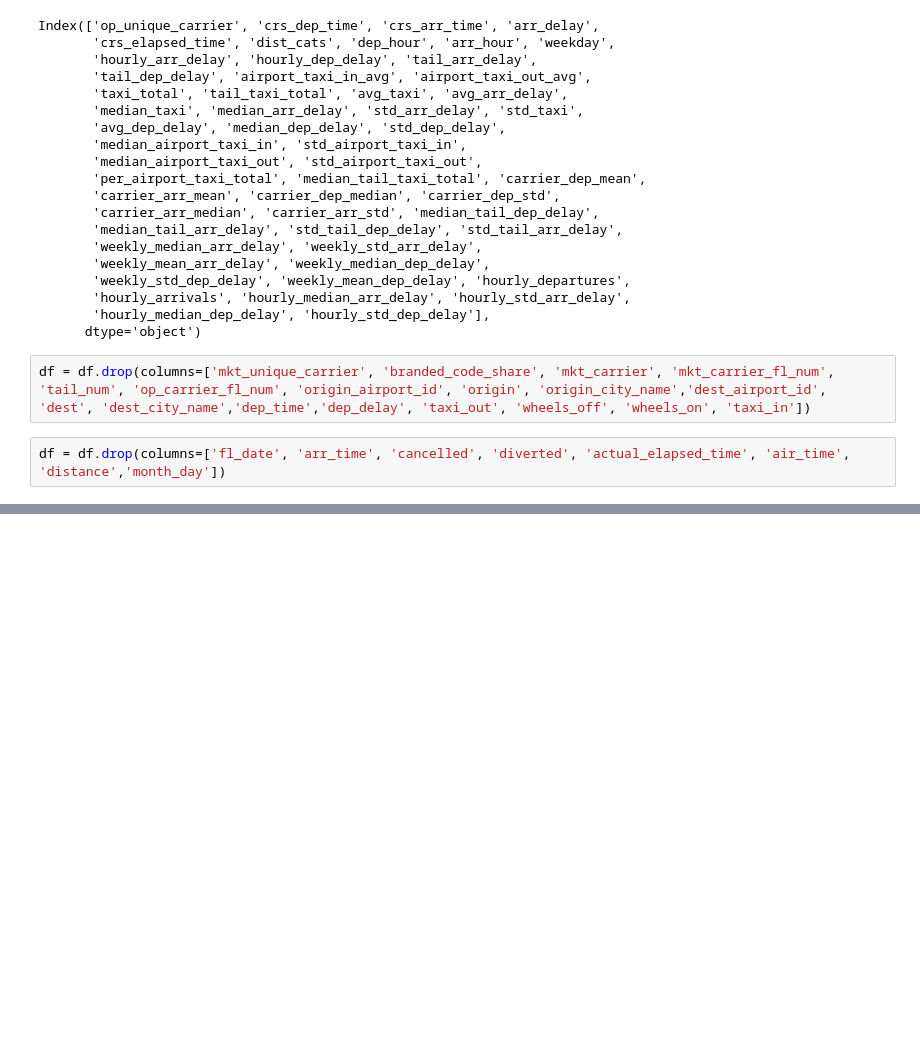
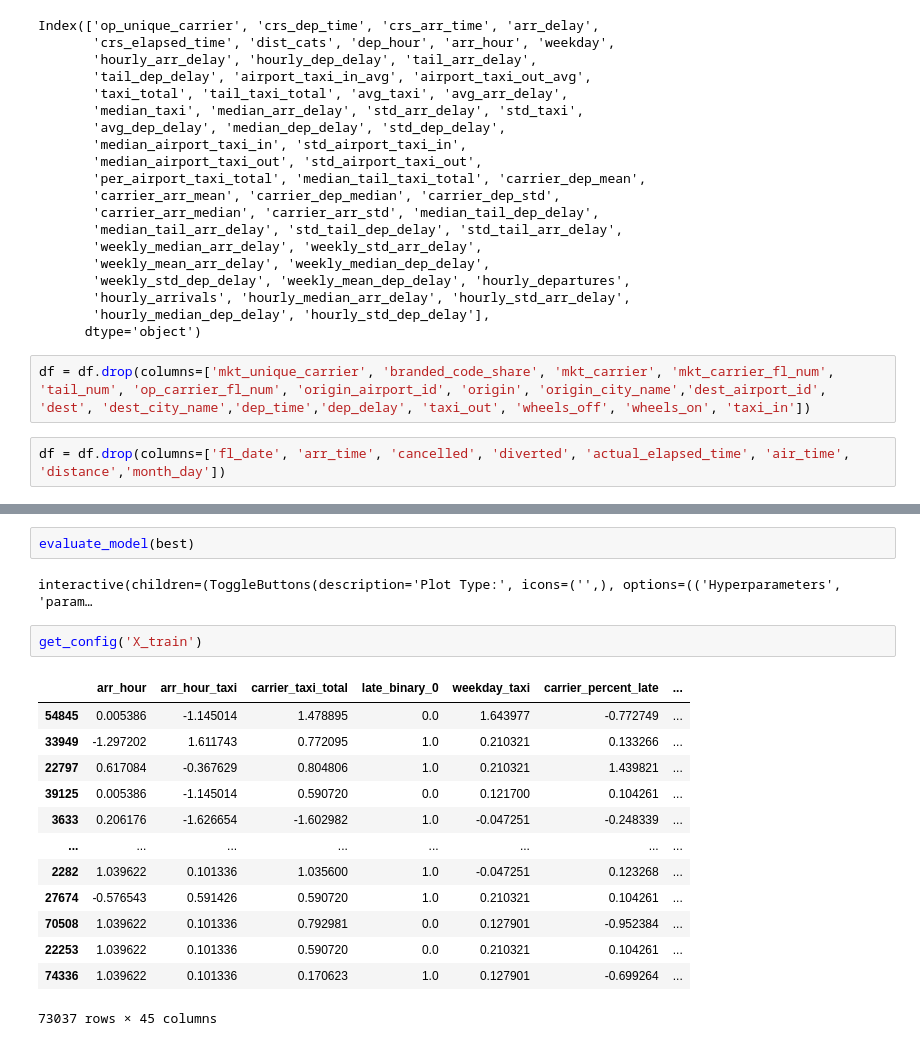
Before and after one commit to Graham-Broughton/flight_delay, a Jupyter notebook: Feature_Engineering/Workbook.ipynb, the cells around one changed output, grey strips where cells are left out. Saved outputs shown, nothing was run; the diff lists cells and outputs as text; blank space fills up the shorter version.

```diff
--- a/Feature_Engineering/Workbook.ipynb
+++ b/Feature_Engineering/Workbook.ipynb
@@ -619,0 +651,20 @@ best = compare_models()
+# %%
+evaluate_model(best)
+# %% [output]
+interactive(children=(ToggleButtons(description='Plot Type:', icons=('',), options=(('Hyperparameters', 'param…
+# %%
+get_config('X_train')
+# %% [output]
+|  | arr_hour | arr_hour_taxi | carrier_taxi_total | late_binary_0 | weekday_taxi | carrier_percent_late | ... |
+| 54845 | 0.005386 | -1.145014 | 1.478895 | 0.0 | 1.643977 | -0.772749 | ... |
+| 33949 | -1.297202 | 1.611743 | 0.772095 | 1.0 | 0.210321 | 0.133266 | ... |
+| 22797 | 0.617084 | -0.367629 | 0.804806 | 1.0 | 0.210321 | 1.439821 | ... |
+| 39125 | 0.005386 | -1.145014 | 0.590720 | 0.0 | 0.121700 | 0.104261 | ... |
+| 3633 | 0.206176 | -1.626654 | -1.602982 | 1.0 | -0.047251 | -0.248339 | ... |
+| ... | ... | ... | ... | ... | ... | ... | ... |
+| 2282 | 1.039622 | 0.101336 | 1.035600 | 1.0 | -0.047251 | 0.123268 | ... |
+| 27674 | -0.576543 | 0.591426 | 0.590720 | 1.0 | 0.210321 | 0.104261 | ... |
+| 70508 | 1.039622 | 0.101336 | 0.792981 | 0.0 | 0.127901 | -0.952384 | ... |
+| 22253 | 1.039622 | 0.101336 | 0.590720 | 0.0 | 0.210321 | 0.104261 | ... |
+| 74336 | 1.039622 | 0.101336 | 0.170623 | 1.0 | 0.127901 | -0.699264 | ... |
+73037 rows × 45 columns
```
Also changed, not shown: parts of 12 cells of this notebook, 9 other files.
